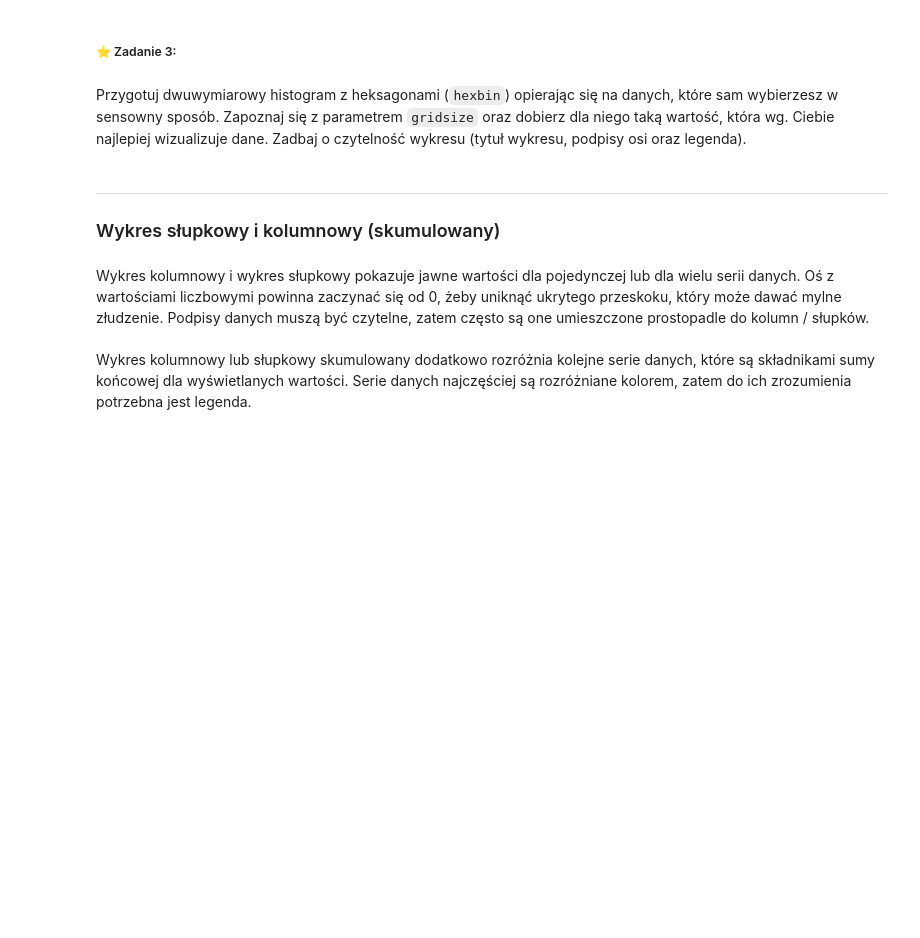
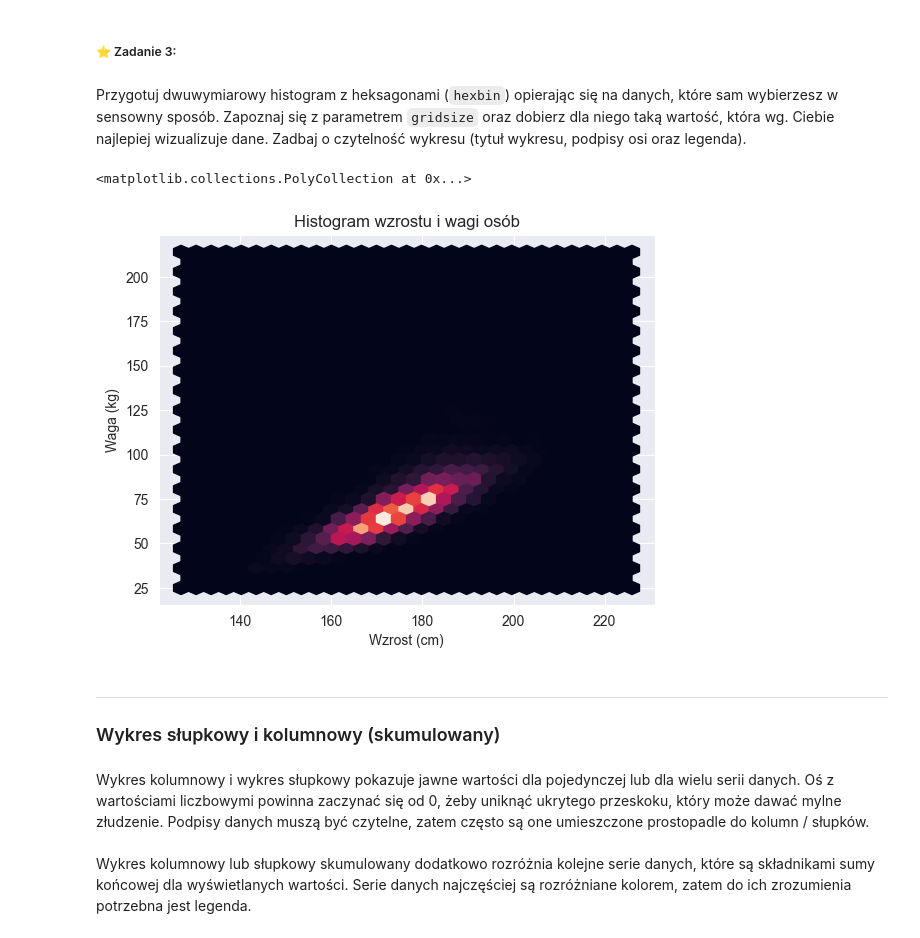
Before and after one commit to kambed/DataVisualization, a Jupyter notebook: matplotlib.ipynb, the cells around one changed output. Cells and saved outputs as stored; diff of their text form; code cells hidden in the pictures; blank space fills up the shorter version.

```diff
--- a/matplotlib.ipynb
+++ b/matplotlib.ipynb
@@ -33,3 +118,18 @@ Przygotuj dwuwymiarowy histogram z heksagonami (`hexbin`) opierając się na dan
+# %%
+height = (data['Height'])[~np.isnan(data['Height']) & ~np.isnan(data['Weight'])]
+weight = (data['Weight'])[~np.isnan(data['Height']) & ~np.isnan(data['Weight'])]
+
+gridsize = 30  # Liczba heksagonów w osi x
+#gridsize = (30, 15)  # Liczba heksagonów w osi x i y
+
+plt.title('Histogram wzrostu i wagi osób')
+plt.xlabel('Wzrost (cm)')
+plt.ylabel('Waga (kg)')
+
+plt.hexbin(height, weight, gridsize=gridsize)
+# %% [output]
+<matplotlib.collections.PolyCollection at 0x...>
+[figure, added]
 # %% [markdown]
 -------------------
 ### Wykres słupkowy i kolumnowy (skumulowany)
```
Also changed, not shown: parts of 9 cells of this notebook, 2 other files.
